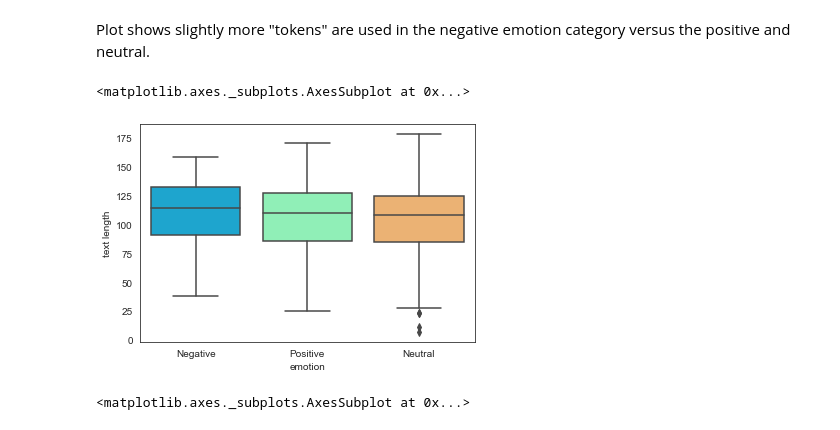
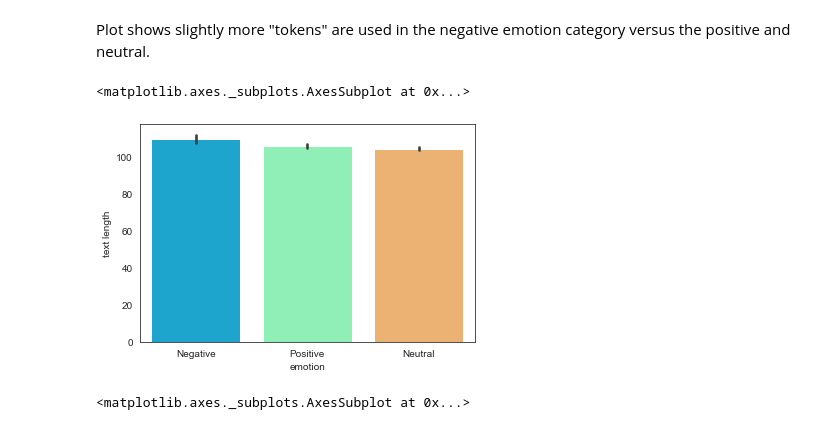
Before and after one commit to chefnewman/dsc-mod-4-project-v2-1-online-ds-pt-100719, a Jupyter notebook: Mod4_Project.ipynb, the cells around one changed output. Drawn from its saved outputs; the diff is of its cells as text; code cells hidden in the pictures.

```diff
--- a/Mod4_Project.ipynb
+++ b/Mod4_Project.ipynb
@@ -185,10 +197,10 @@ token_l.map(plt.hist,'token_length', density=True)
 # %% [markdown]
 Plot shows slightly more "tokens" are used in the negative emotion category versus the positive and neutral.
 # %%
-sns.boxplot(x='emotion',y='text length',data=data,palette='rainbow')
+sns.barplot(x='emotion',y='text length',data=data,palette='rainbow')
 # %% [output]
 <matplotlib.axes._subplots.AxesSubplot at 0x...>
-[figure, old version]
+[figure, new version]
 # %%
 sns.countplot(x='emotion',data=data,palette='rainbow')
 # %% [output]
```
Also changed, not shown: parts of 20 cells of this notebook.
